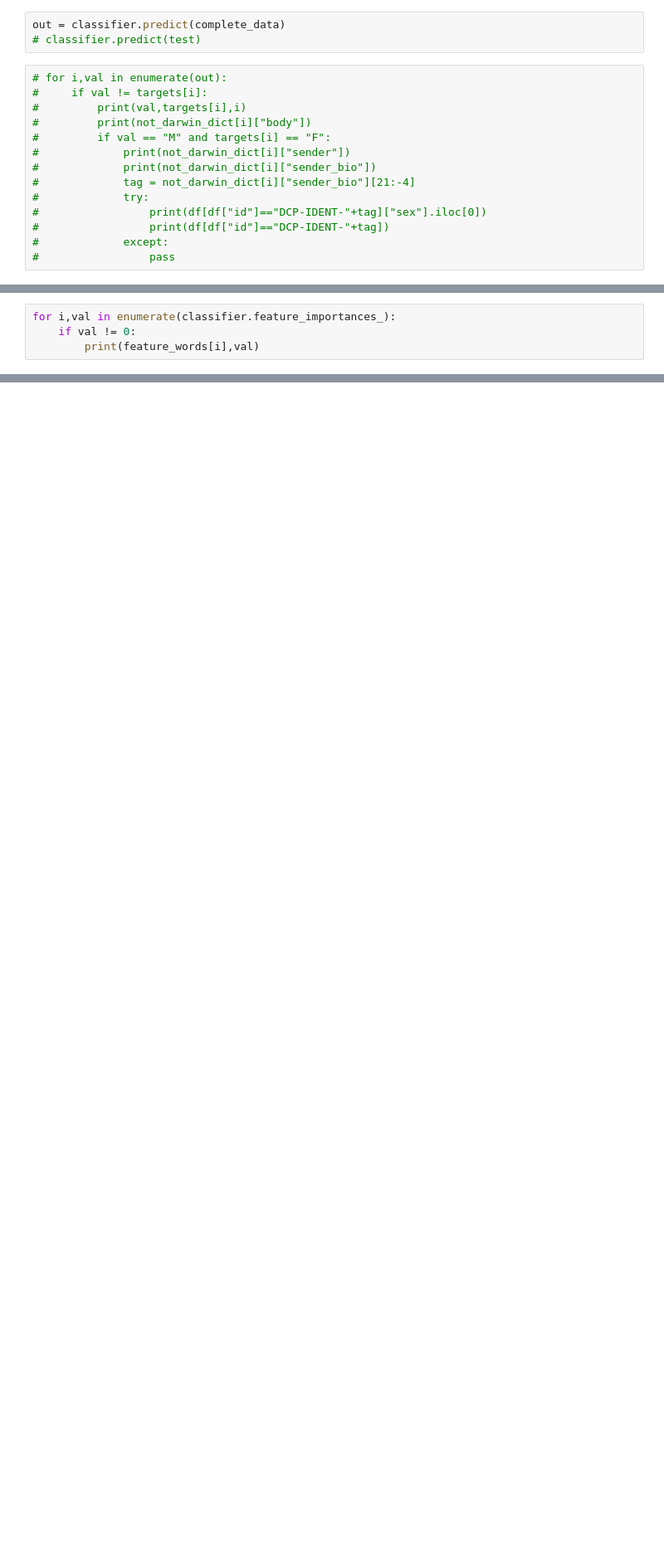
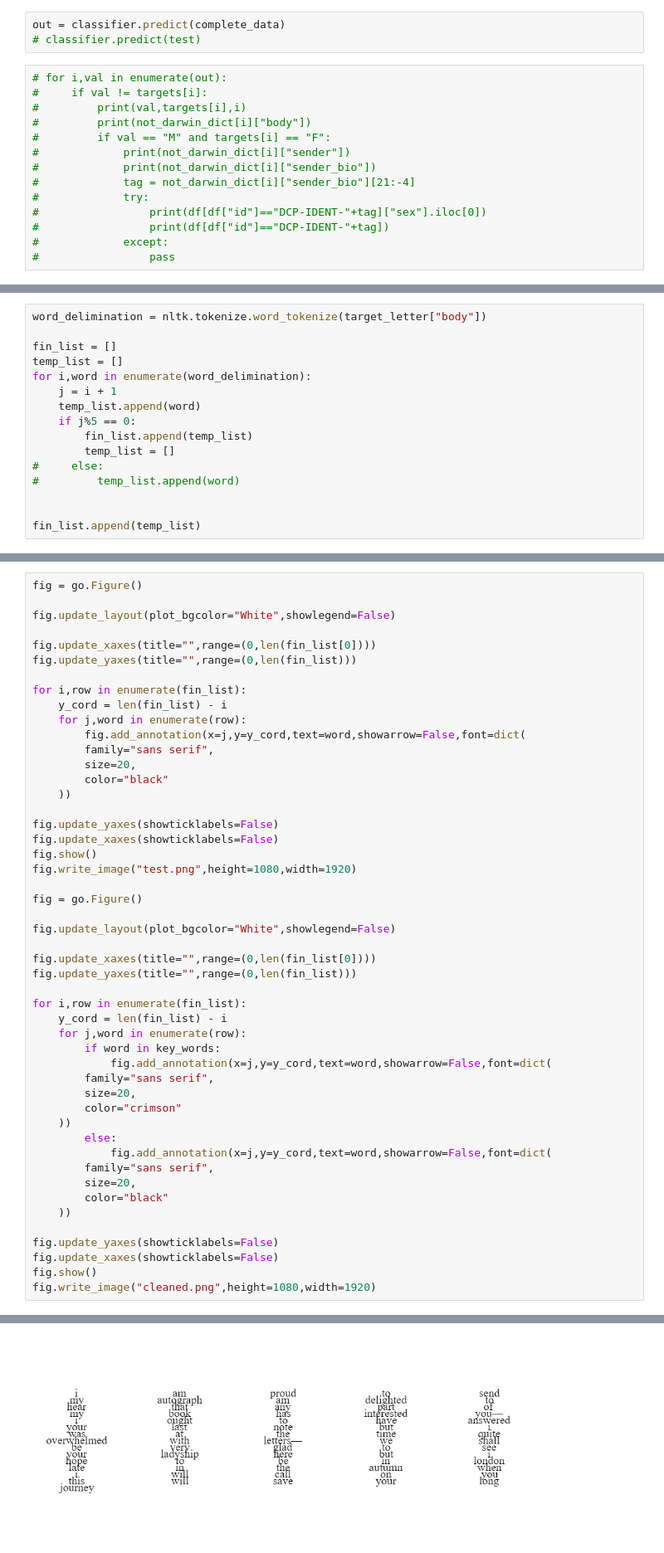
Before and after one commit to JasonRWood/Hack_darwin, a Jupyter notebook: v1_nb.ipynb, the cells around one changed output, grey strips where cells are left out. Shown at 83% size. Cells and saved outputs as stored; diff of their text form; blank space fills up the shorter version.

```diff
--- a/v1_nb.ipynb
+++ b/v1_nb.ipynb
@@ -382,4 +354,0 @@ print(score)
-# %%
-for i,val in enumerate(classifier.feature_importances_):
-    if val != 0:
-        print(feature_words[i],val)
@@ -434,0 +421,16 @@ print(test[:16])
+# %%
+word_delimination = nltk.tokenize.word_tokenize(target_letter["body"])
+
+fin_list = []
+temp_list = []
+for i,word in enumerate(word_delimination):
+    j = i + 1
+    temp_list.append(word)
+    if j%5 == 0:
+        fin_list.append(temp_list)
+        temp_list = []
+#     else:
+#         temp_list.append(word)
+
+
+fin_list.append(temp_list)
@@ -434,0 +450,50 @@ print(test[:16])
+# %%
+fig = go.Figure()
+
+fig.update_layout(plot_bgcolor="White",showlegend=False)
+
+fig.update_xaxes(title="",range=(0,len(fin_list[0])))
+fig.update_yaxes(title="",range=(0,len(fin_list)))
+
+for i,row in enumerate(fin_list):
+    y_cord = len(fin_list) - i
+    for j,word in enumerate(row):
+        fig.add_annotation(x=j,y=y_cord,text=word,showarrow=False,font=dict(
+        family="sans serif",
+        size=20,
+        color="black"
+    ))
+
+fig.update_yaxes(showticklabels=False)
+fig.update_xaxes(showticklabels=False)
+fig.show()
+fig.write_image("test.png",height=1080,width=1920)
+
+fig = go.Figure()
+
+fig.update_layout(plot_bgcolor="White",showlegend=False)
+
+fig.update_xaxes(title="",range=(0,len(fin_list[0])))
+fig.update_yaxes(title="",range=(0,len(fin_list)))
+
+for i,row in enumerate(fin_list):
+    y_cord = len(fin_list) - i
+    for j,word in enumerate(row):
+        if word in key_words:
+            fig.add_annotation(x=j,y=y_cord,text=word,showarrow=False,font=dict(
+        family="sans serif",
+        size=20,
+        color="crimson"
+    ))
+        else:
+            fig.add_annotation(x=j,y=y_cord,text=word,showarrow=False,font=dict(
+        family="sans serif",
+        size=20,
+        color="black"
+    ))
+
+fig.update_yaxes(showticklabels=False)
+fig.update_xaxes(showticklabels=False)
+fig.show()
+fig.write_image("cleaned.png",height=1080,width=1920)
+# %% [output]
@@ -434,0 +501 @@ print(test[:16])
+[figure, added]
```
Also changed, not shown: parts of 25 cells of this notebook.
